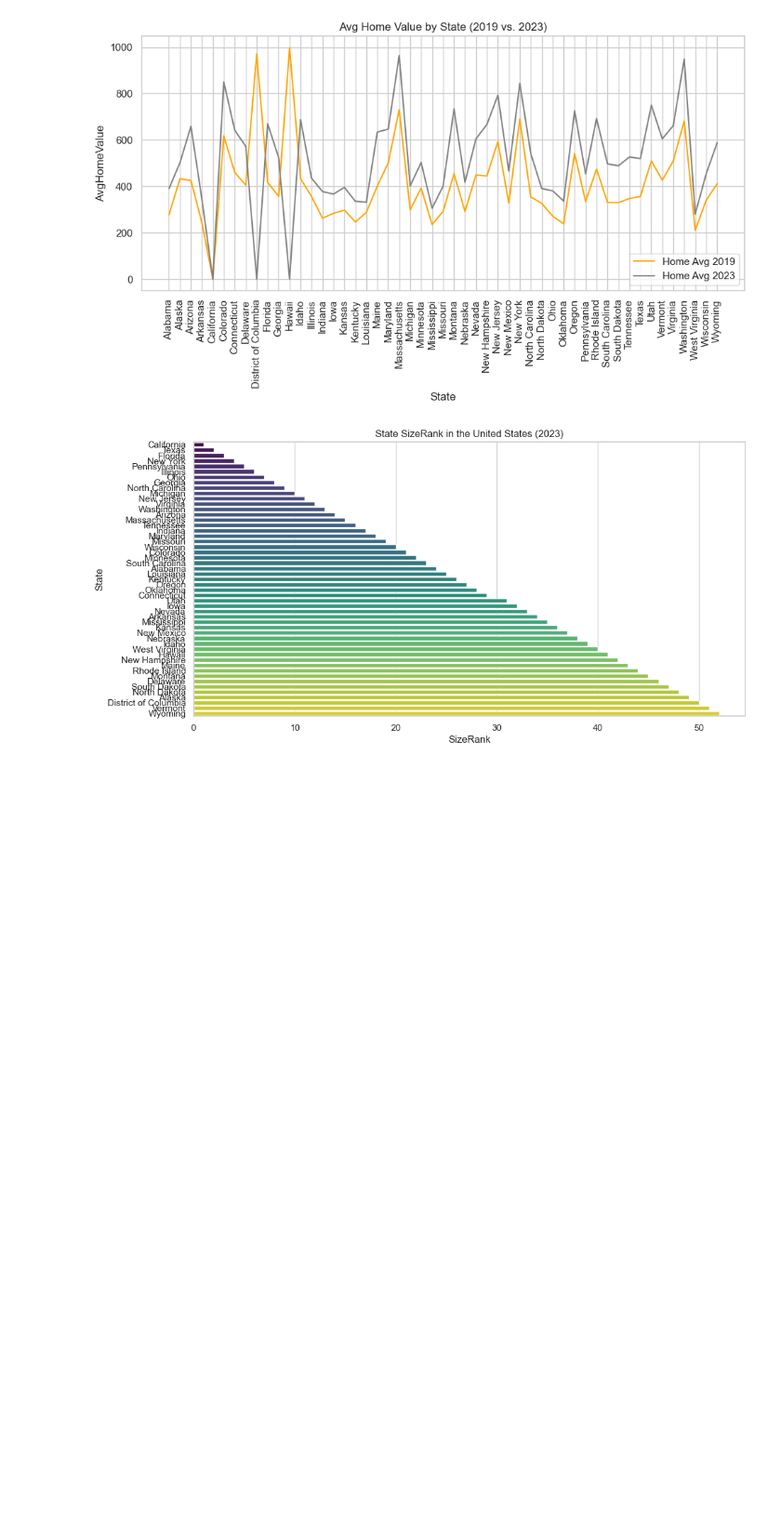
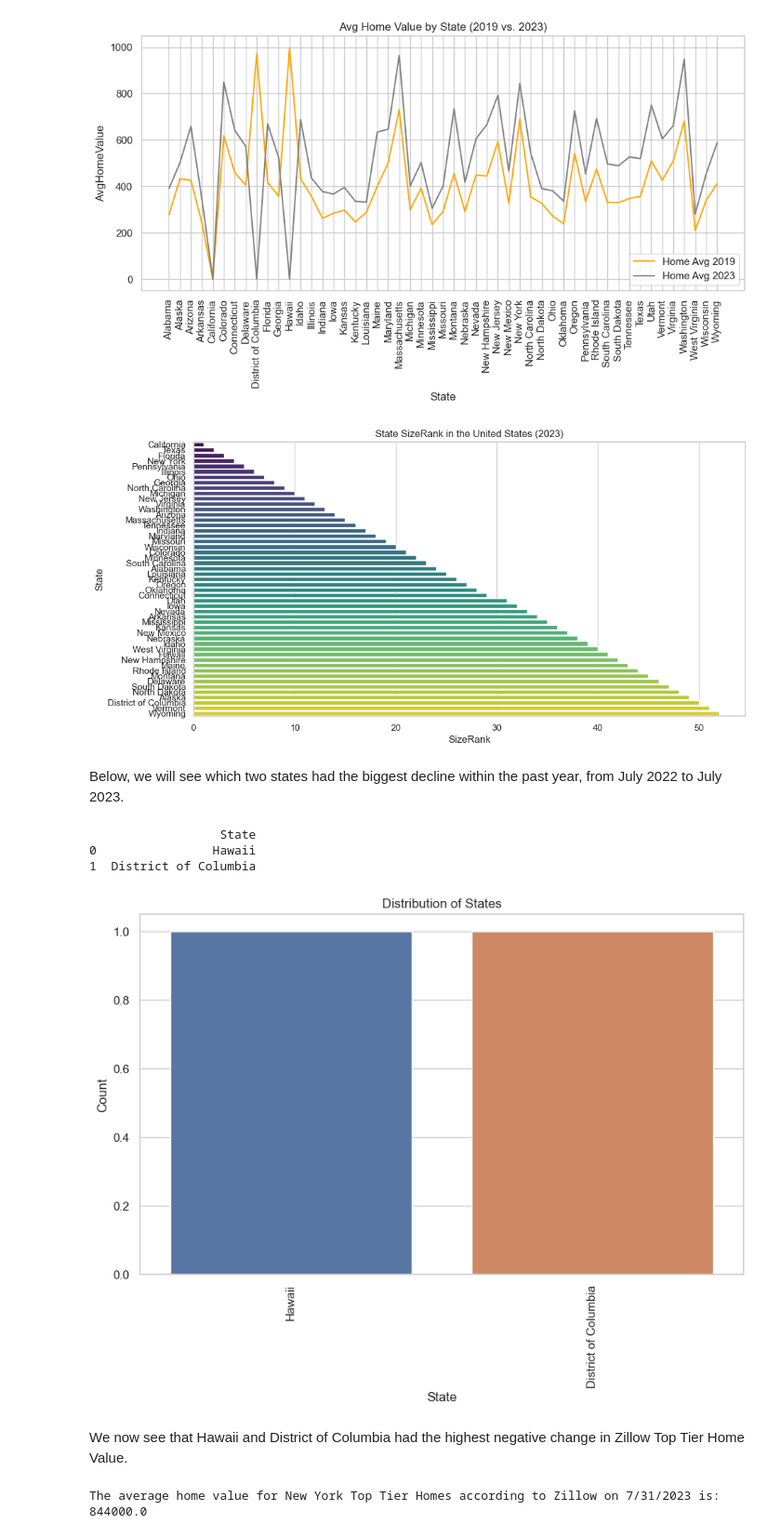
Before and after one commit to guzmanwolfrank/Data, a Jupyter notebook: SQL Zillow/ZillowProject.ipynb, the cells around one changed output. Shown at 93% size. Drawn from its saved outputs; the diff is of its cells as text; code cells hidden in the pictures; blank space fills up the shorter version.

```diff
--- a/SQL Zillow/ZillowProject.ipynb
+++ b/SQL Zillow/ZillowProject.ipynb
@@ -137,11 +137,16 @@ LIMIT 1;
 
 """
 
+query7 = """
+SELECT State
+FROM zillow_data
+WHERE ("7/31/2023" - "7/31/2022") < 0;
 
+"""
 # Execute queries and fetch results
 query_results = []
 
-for query in [query1, query2, query3, query4, query5,query6]:
+for query in [query1, query2, query3, query4, query5,query6, query7]:
     result = pd.read_sql_query(query, con)
     query_results.append(result)
 # %% [markdown]
@@ -262,3 +267,49 @@ plt.title("State SizeRank in the United States (2023)")
 plt.show()
 # %% [output]
 [figure]
+# %% [markdown]
+Below, we will see which two states had the biggest decline within the past year, from July 2022 to July 2023.
+# %%
+# Fetch the data into a DataFrame
+df = pd.read_sql_query(query7, con)
+
+# Print the DataFrame
+print(df)
+
+# Create a Seaborn visualization (countplot to visualize the distribution of states)
+plt.figure(figsize=(10, 6))
+sns.countplot(data=df, x='State')
+plt.title('Distribution of States')
+plt.xlabel('State')
+plt.ylabel('Count')
+plt.xticks(rotation=90)
+plt.show()
+# %% [output]
+                  State
+0                Hawaii
+1  District of Columbia
+[figure, added]
+# %% [markdown]
+We now see that Hawaii and District of Columbia had the highest negative change in Zillow Top Tier Home Value.
+# %%
+
+
+# Define the SQL query to calculate the average
+query = """
+SELECT AVG("7/31/2023") AS average_value
+FROM zillow_data
+WHERE State = 'New York';
+"""
+
+# Execute the SQL query
+cursor = con.execute(query)
+result = cursor.fetchone()
+
+# Close the database connection
+#con.close()
+
+# Print the average value
+average_value = result[0]
+print(f"The average home value for New York Top Tier Homes according to Zillow on 7/31/2023 is: {average_value*1000}")
+# %% [output]
+The average home value for New York Top Tier Homes according to Zillow on 7/31/2023 is: 844000.0
```
Also changed, not shown: parts of 2 cells of this notebook.
